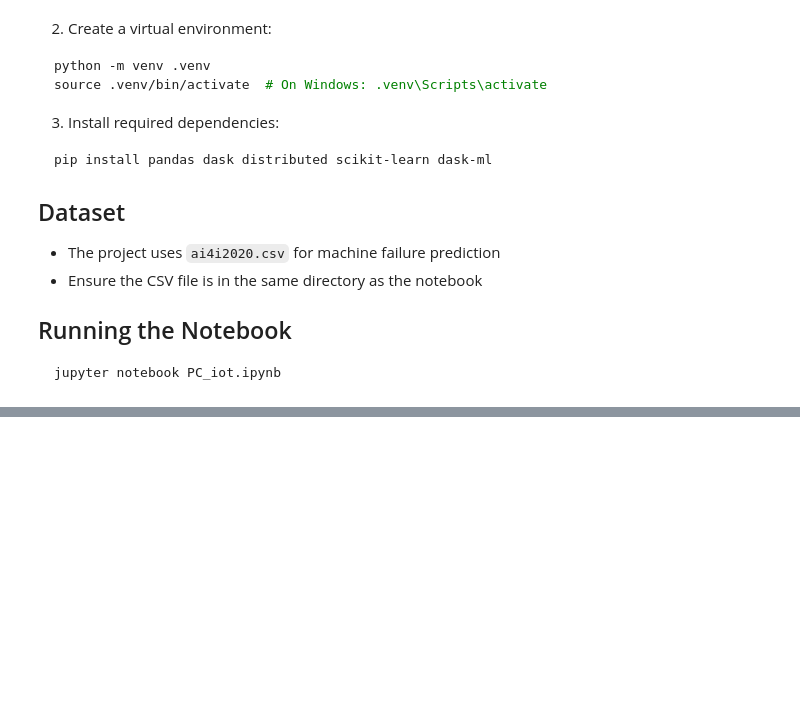
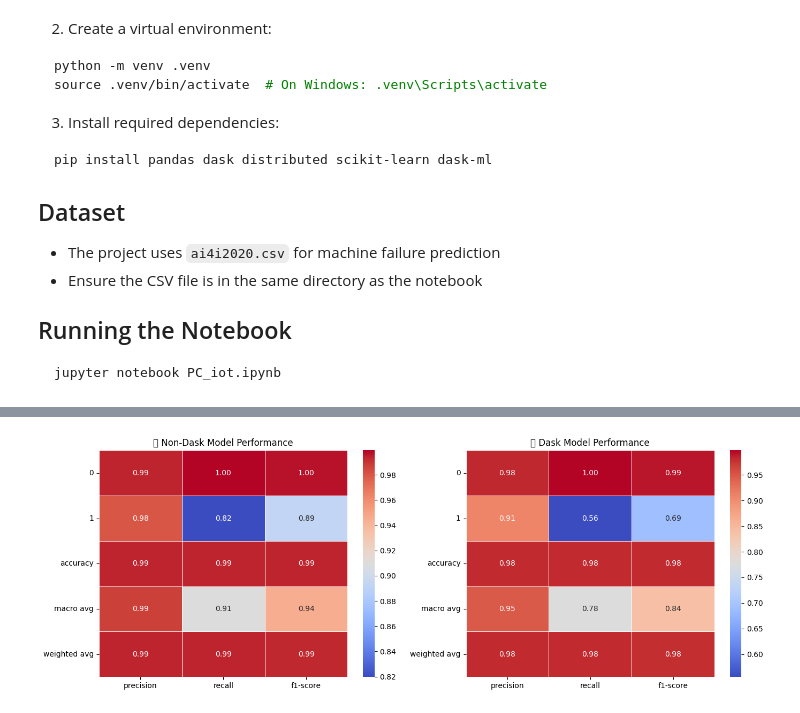
Before and after one commit to abhii2003/pridictive-maintenance-using-HPC, a Jupyter notebook: PC_iot.ipynb, the cells around one changed output, grey strips where cells are left out. Cells and saved outputs as stored; diff of their text form; code cells hidden in the pictures; blank space fills up the shorter version.

```diff
--- a/PC_iot.ipynb
+++ b/PC_iot.ipynb
@@ -128 +125,15 @@ Dask Scaling Time: 0.087 seconds
+# %%
+
+# 📌 Train-Test Split
+X_train_non_dask, X_test_non_dask, y_train_non_dask, y_test_non_dask = train_test_split(
+    X_scaled_non_dask, y_non_dask, test_size=0.2, random_state=42, shuffle=True
+)
+X_train_dask, X_test_dask, y_train_dask, y_test_dask = train_test_split(
+    X_scaled_dask, y_dask, test_size=0.2, random_state=42, shuffle=True
+)
+
+# 📌 Model Setup
+rf = RandomForestClassifier(n_estimators=100, random_state=42, n_jobs=-1)
+rfd = RandomForestClassifier(n_estimators=100, random_state=42, n_jobs=-1)
+model = ParallelPostFit(estimator=rfd)
 # %%
@@ -174,0 +237,34 @@ Dask Prediction Time: 0.051 seconds
+# %%
+import numpy as np
+import seaborn as sns
+import matplotlib.pyplot as plt
+from sklearn.metrics import classification_report
+
+# 📌 Generate Classification Reports as Dictionaries
+report_non_dask = classification_report(y_test_non_dask, y_pred_non_dask, output_dict=True)
+report_dask = classification_report(y_test_dask.compute(), y_pred_dask, output_dict=True)
+
+# 📌 Convert to DataFrame
+df_non_dask = pd.DataFrame(report_non_dask).transpose()
+df_dask = pd.DataFrame(report_dask).transpose()
+
+# 📌 Remove support column (not relevant for visualization)
+df_non_dask.drop(columns=["support"], inplace=True)
+df_dask.drop(columns=["support"], inplace=True)
+
+# 📌 Setup Visualization
+fig, axes = plt.subplots(1, 2, figsize=(14, 5))
+
+# 📌 Heatmap for Non-Dask Model
+sns.heatmap(df_non_dask, annot=True, cmap="coolwarm", fmt=".2f", linewidths=0.5, ax=axes[0])
+axes[0].set_title("📌 Non-Dask Model Performance")
+
+# 📌 Heatmap for Dask Model
+sns.heatmap(df_dask, annot=True, cmap="coolwarm", fmt=".2f", linewidths=0.5, ax=axes[1])
+axes[1].set_title("📌 Dask Model Performance")
+
+# 📌 Show Plot
+plt.tight_layout()
+plt.show()
+# %% [output]
+[figure, added]
```
Also changed, not shown: parts of 14 cells of this notebook.
